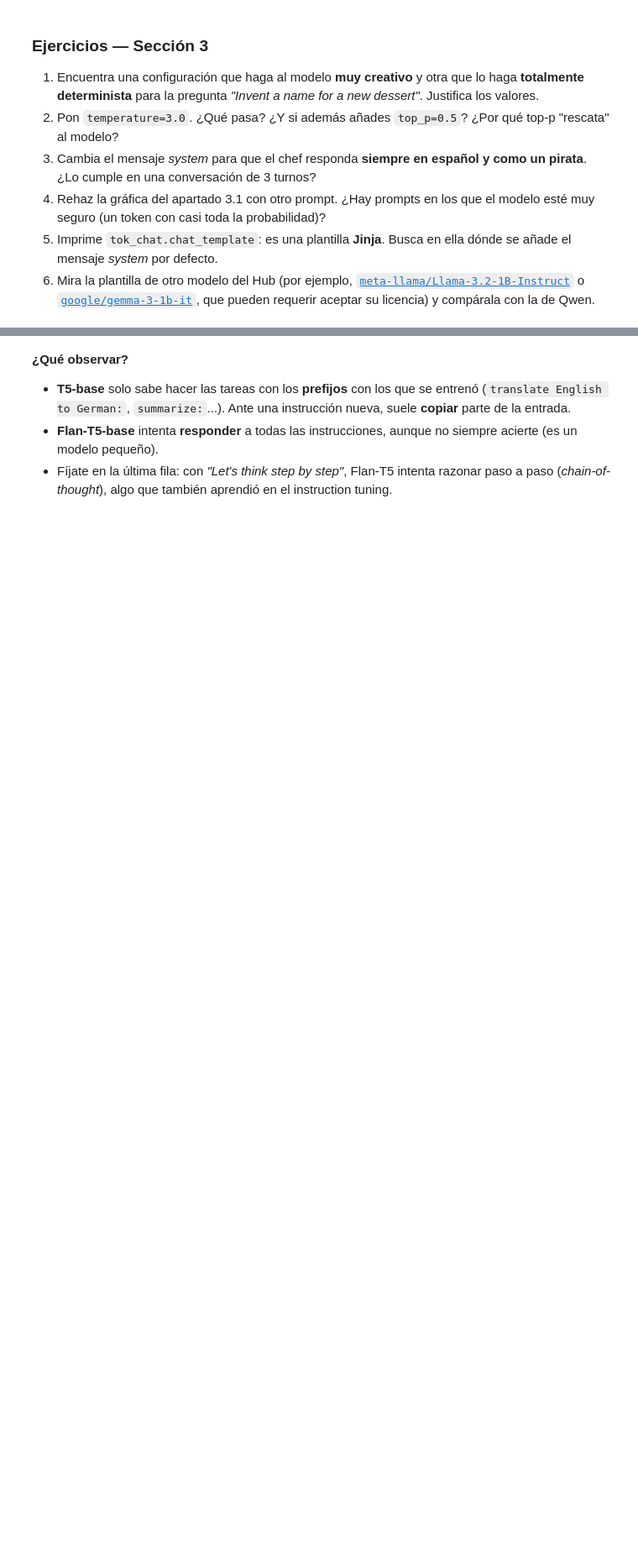
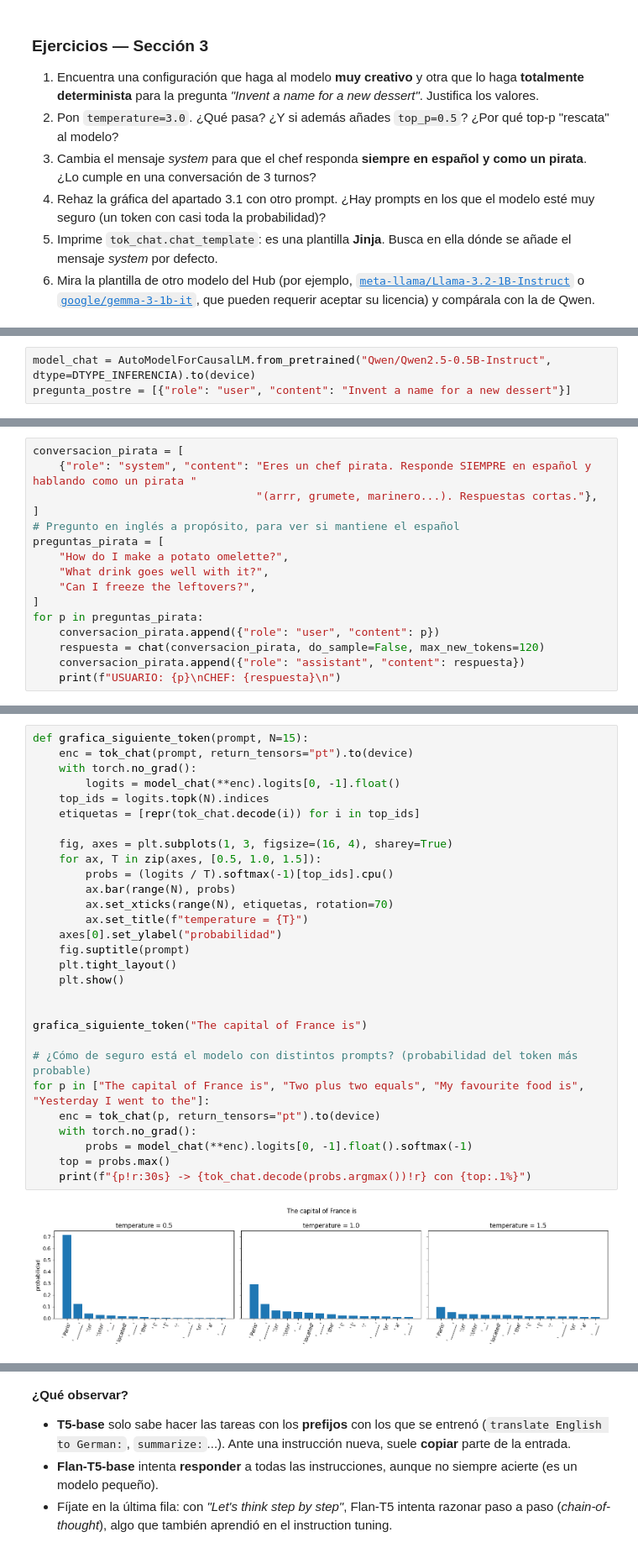
Before and after one commit to ai-somorrostro/reto_1_1-2627-llm_introduction, a Jupyter notebook: llm_fundamentos.ipynb, the cells around one changed output, grey strips where cells are left out. Shown at 84% size. Drawn from its saved outputs; the diff is of its cells as text; blank space fills up the shorter version.

```diff
--- a/llm_fundamentos.ipynb
+++ b/llm_fundamentos.ipynb
@@ -805,0 +1755,3 @@ liberar_memoria()
+# %%
+model_chat = AutoModelForCausalLM.from_pretrained("Qwen/Qwen2.5-0.5B-Instruct", dtype=DTYPE_INFERENCIA).to(device)
+pregunta_postre = [{"role": "user", "content": "Invent a name for a new dessert"}]
@@ -805,0 +1810,16 @@ liberar_memoria()
+# %%
+conversacion_pirata = [
+    {"role": "system", "content": "Eres un chef pirata. Responde SIEMPRE en español y hablando como un pirata "
+                                  "(arrr, grumete, marinero...). Respuestas cortas."},
+]
+# Pregunto en inglés a propósito, para ver si mantiene el español
+preguntas_pirata = [
+    "How do I make a potato omelette?",
+    "What drink goes well with it?",
+    "Can I freeze the leftovers?",
+]
+for p in preguntas_pirata:
+    conversacion_pirata.append({"role": "user", "content": p})
+    respuesta = chat(conversacion_pirata, do_sample=False, max_new_tokens=120)
+    conversacion_pirata.append({"role": "assistant", "content": respuesta})
+    print(f"USUARIO: {p}\nCHEF: {respuesta}\n")
@@ -805,0 +1839,31 @@ liberar_memoria()
+# %%
+def grafica_siguiente_token(prompt, N=15):
+    enc = tok_chat(prompt, return_tensors="pt").to(device)
+    with torch.no_grad():
+        logits = model_chat(**enc).logits[0, -1].float()
+    top_ids = logits.topk(N).indices
+    etiquetas = [repr(tok_chat.decode(i)) for i in top_ids]
+
+    fig, axes = plt.subplots(1, 3, figsize=(16, 4), sharey=True)
+    for ax, T in zip(axes, [0.5, 1.0, 1.5]):
+        probs = (logits / T).softmax(-1)[top_ids].cpu()
+        ax.bar(range(N), probs)
+        ax.set_xticks(range(N), etiquetas, rotation=70)
+        ax.set_title(f"temperature = {T}")
+    axes[0].set_ylabel("probabilidad")
+    fig.suptitle(prompt)
+    plt.tight_layout()
+    plt.show()
+
+
+grafica_siguiente_token("The capital of France is")
+
+# ¿Cómo de seguro está el modelo con distintos prompts? (probabilidad del token más probable)
+for p in ["The capital of France is", "Two plus two equals", "My favourite food is", "Yesterday I went to the"]:
+    enc = tok_chat(p, return_tensors="pt").to(device)
+    with torch.no_grad():
+        probs = model_chat(**enc).logits[0, -1].float().softmax(-1)
+    top = probs.max()
+    print(f"{p!r:30s} -> {tok_chat.decode(probs.argmax())!r} con {top:.1%}")
+# %% [output]
+[figure, added]
```
Also changed, not shown: parts of 144 cells of this notebook.
